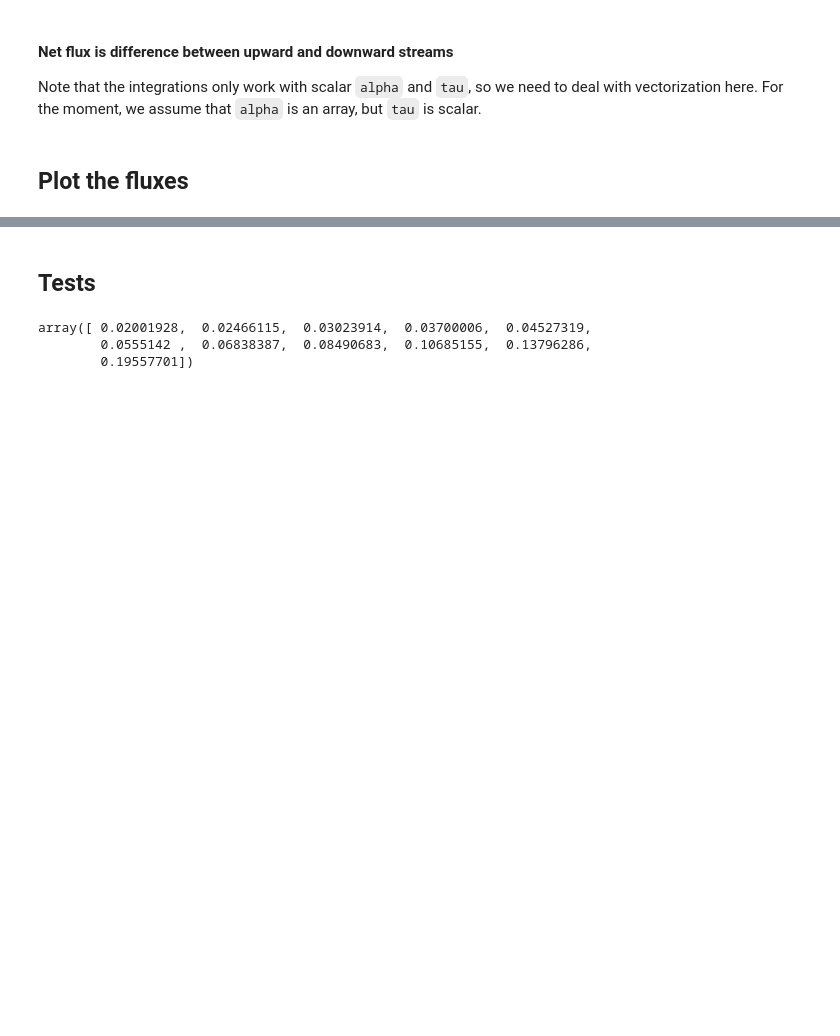
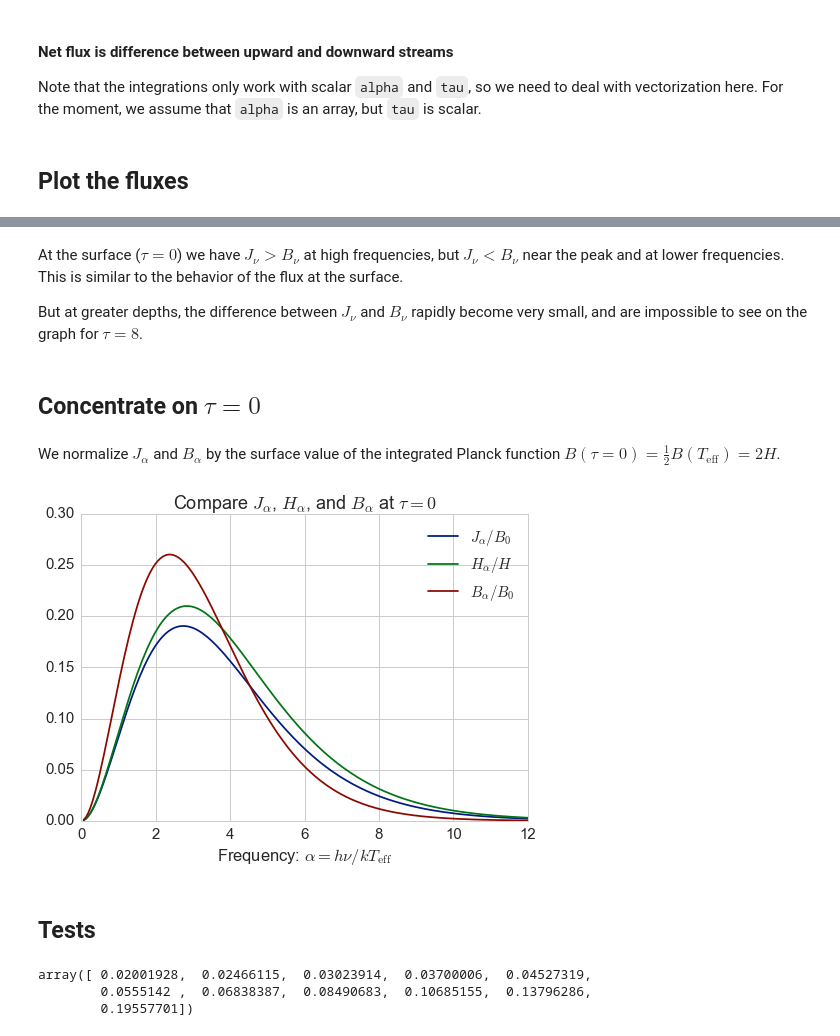
Before and after one commit to deprecated/grey-atmosphere, a Jupyter notebook: Grey Milne Flux.ipynb, the cells around one changed output, grey strips where cells are left out. Saved outputs shown, nothing was run; the diff lists cells and outputs as text; code cells hidden in the pictures; blank space fills up the shorter version.

```diff
--- a/Grey Milne Flux.ipynb
+++ b/Grey Milne Flux.ipynb
@@ -251,3 +313,27 @@ None
+# %% [markdown]
+At the surface ($\tau = 0$) we have $J_\nu > B_\nu$ at high frequencies, but $J_\nu < B_\nu$ near the peak and at lower frequencies.  This is similar to the behavior of the flux at the surface.
+
+But at greater depths, the difference between $J_\nu$ and $B_\nu$ rapidly become very small, and are impossible to see on the graph for $\tau = 8$.
+# %% [markdown]
+## Concentrate on $\tau = 0$
+# %% [markdown]
+We normalize $J_\alpha$ and $B_\alpha$ by the surface value of the integrated Planck function $B(\tau\!=\!0) = \frac12 B(T_\mathrm{eff}) = 2 H$.
+# %%
+fig, ax = plt.subplots(1, 1)
+J = Jlist[0]
+H = Hlist[0]
+B = 4*planck(alpha_pts, 0.0)
+ax.plot(alpha_pts, J/2, label=r'$J_\alpha/B_0$')
+ax.plot(alpha_pts, H,
+        label=r'$H_\alpha/H$')
+ax.plot(alpha_pts, B/2,
+        label=r'$B_\alpha/B_0$')
+ax.legend()
+ax.set_xlabel(alpha_label)
+ax.set_title(r'Compare $J_\alpha$, $H_\alpha$, and $B_\alpha$ at $\tau = 0$')
+None
+# %% [output]
+[figure, added]
 # %% [markdown]
 ## Tests
 # %%
```
Also changed, not shown: parts of 14 cells of this notebook, 1 other file.
